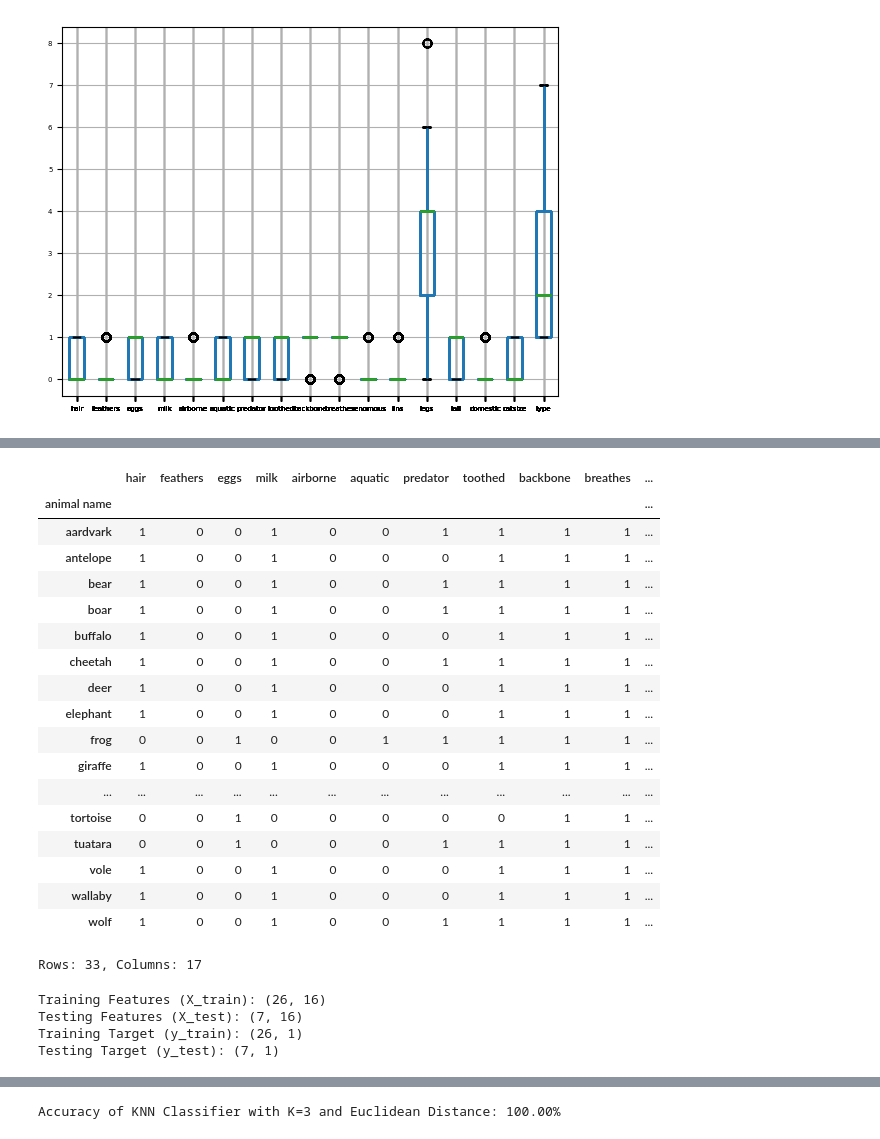
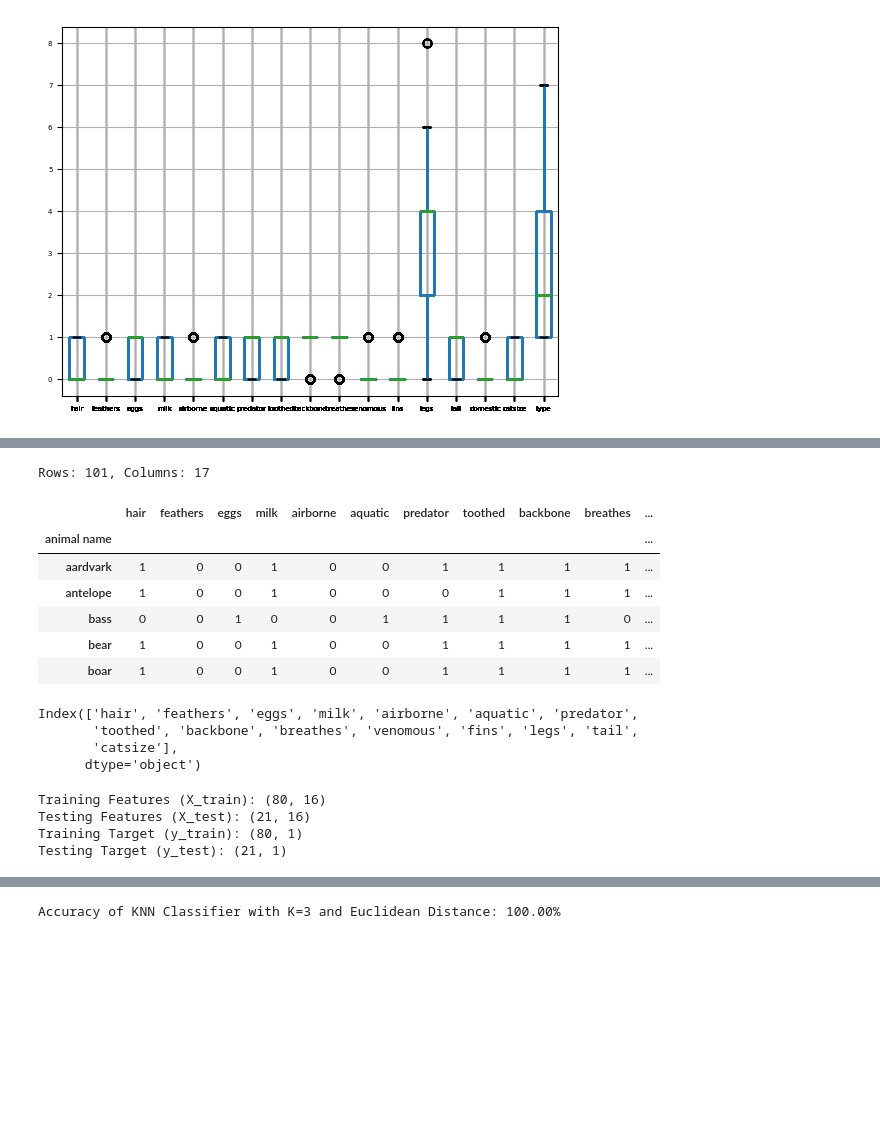
Before and after one commit to Ujjawal-AI/DataScience-Assignment, a Jupyter notebook: KNN_Assignment.ipynb, the cells around one changed output, grey strips where cells are left out. Saved outputs shown, nothing was run; the diff lists cells and outputs as text; code cells hidden in the pictures; blank space fills up the shorter version.

```diff
--- a/KNN_Assignment.ipynb
+++ b/KNN_Assignment.ipynb
@@ -176,45 +144,59 @@ target
-# %%
-feature = df_cleaned.drop('type', axis =1)
-feature
-# %% [output]
-|  | hair | feathers | eggs | milk | airborne | aquatic | predator | toothed | backbone | breathes | ... |
-| animal name |  |  |  |  |  |  |  |  |  |  | ... |
-| aardvark | 1 | 0 | 0 | 1 | 0 | 0 | 1 | 1 | 1 | 1 | ... |
-| antelope | 1 | 0 | 0 | 1 | 0 | 0 | 0 | 1 | 1 | 1 | ... |
-| bear | 1 | 0 | 0 | 1 | 0 | 0 | 1 | 1 | 1 | 1 | ... |
-| boar | 1 | 0 | 0 | 1 | 0 | 0 | 1 | 1 | 1 | 1 | ... |
-| buffalo | 1 | 0 | 0 | 1 | 0 | 0 | 0 | 1 | 1 | 1 | ... |
-| cheetah | 1 | 0 | 0 | 1 | 0 | 0 | 1 | 1 | 1 | 1 | ... |
-| deer | 1 | 0 | 0 | 1 | 0 | 0 | 0 | 1 | 1 | 1 | ... |
-| elephant | 1 | 0 | 0 | 1 | 0 | 0 | 0 | 1 | 1 | 1 | ... |
-| frog | 0 | 0 | 1 | 0 | 0 | 1 | 1 | 1 | 1 | 1 | ... |
-| giraffe | 1 | 0 | 0 | 1 | 0 | 0 | 0 | 1 | 1 | 1 | ... |
-| ... | ... | ... | ... | ... | ... | ... | ... | ... | ... | ... | ... |
-| tortoise | 0 | 0 | 1 | 0 | 0 | 0 | 0 | 0 | 1 | 1 | ... |
-| tuatara | 0 | 0 | 1 | 0 | 0 | 0 | 1 | 1 | 1 | 1 | ... |
-| vole | 1 | 0 | 0 | 1 | 0 | 0 | 0 | 1 | 1 | 1 | ... |
-| wallaby | 1 | 0 | 0 | 1 | 0 | 0 | 0 | 1 | 1 | 1 | ... |
-| wolf | 1 | 0 | 0 | 1 | 0 | 0 | 1 | 1 | 1 | 1 | ... |
 # %%
 # Getting the number of rows and columns
-rows, columns = df_cleaned.shape
+rows, columns = df.shape
 print(f"Rows: {rows}, Columns: {columns}")
+# Encode categorical variables
+label_encoders = {}
+for col in df.select_dtypes(include=['object']).columns:
+    le = LabelEncoder()
+    test_data[col] = le.fit_transform(df[col])
+    label_encoders[col] = le
+
+# Display first few rows after encoding
+df.head()
 # %% [output]
-Rows: 33, Columns: 17
+Rows: 101, Columns: 17
+|  | hair | feathers | eggs | milk | airborne | aquatic | predator | toothed | backbone | breathes | ... |
+| animal name |  |  |  |  |  |  |  |  |  |  | ... |
+| aardvark | 1 | 0 | 0 | 1 | 0 | 0 | 1 | 1 | 1 | 1 | ... |
+| antelope | 1 | 0 | 0 | 1 | 0 | 0 | 0 | 1 | 1 | 1 | ... |
+| bass | 0 | 0 | 1 | 0 | 0 | 1 | 1 | 1 | 1 | 0 | ... |
+| bear | 1 | 0 | 0 | 1 | 0 | 0 | 1 | 1 | 1 | 1 | ... |
+| boar | 1 | 0 | 0 | 1 | 0 | 0 | 1 | 1 | 1 | 1 | ... |
+# %%
+
+# Separate features and target variable
+feature = df.drop(columns=['type'])
+target = df['type']
+
+# Select top k features using ANOVA F-test
+selector = SelectKBest(score_func=f_classif, k=15)  # Selecting top 15 features
+X_selected = selector.fit_transform(feature, target)
+
+# Get selected feature names
+selected_features = feature.columns[selector.get_support()]
+selected_features
+# %% [output]
+Index(['hair', 'feathers', 'eggs', 'milk', 'airborne', 'aquatic', 'predator',
+       'toothed', 'backbone', 'breathes', 'venomous', 'fins', 'legs', 'tail',
+       'catsize'],
+      dtype='object')
 # %%
 # Split into training and testing sets (80% training, 20% testing)
 X_train, X_test, y_train, y_test = train_test_split(feature, target, test_size=0.2, random_state=42)
-
+# Convert Series to DataFrame
+y_train = pd.DataFrame(y_train)
+y_test = pd.DataFrame(y_test)
 # Display the shapes of the splits
 print("Training Features (X_train):", X_train.shape)
 print("Testing Features (X_test):", X_test.shape)
 print("Training Target (y_train):", y_train.shape)
 print("Testing Target (y_test):", y_test.shape)
 # %% [output]
-Training Features (X_train): (26, 16)
-Testing Features (X_test): (7, 16)
-Training Target (y_train): (26, 1)
-Testing Target (y_test): (7, 1)
+Training Features (X_train): (80, 16)
+Testing Features (X_test): (21, 16)
+Training Target (y_train): (80, 1)
+Testing Target (y_test): (21, 1)
 # %%
 scaler = StandardScaler()
 X_train_scaled = scaler.fit_transform(X_train)
```
Also changed, not shown: parts of 22 cells of this notebook.
